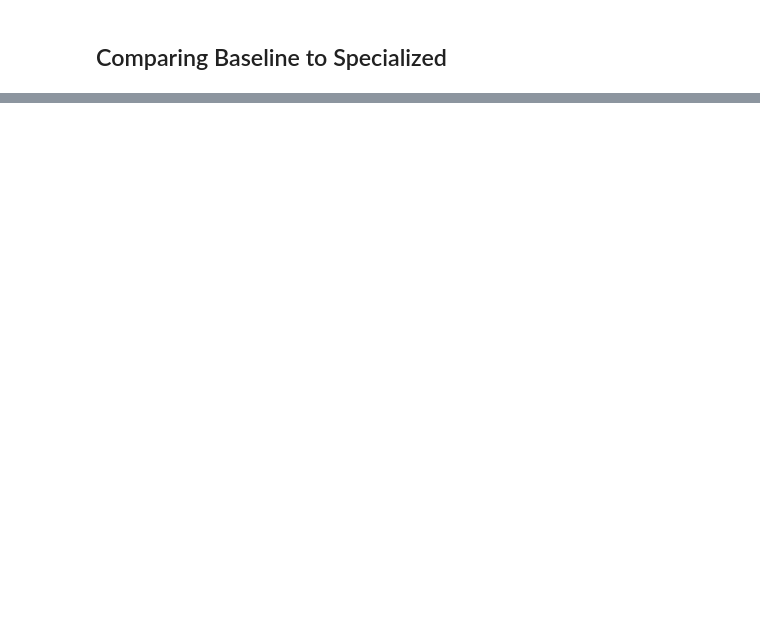
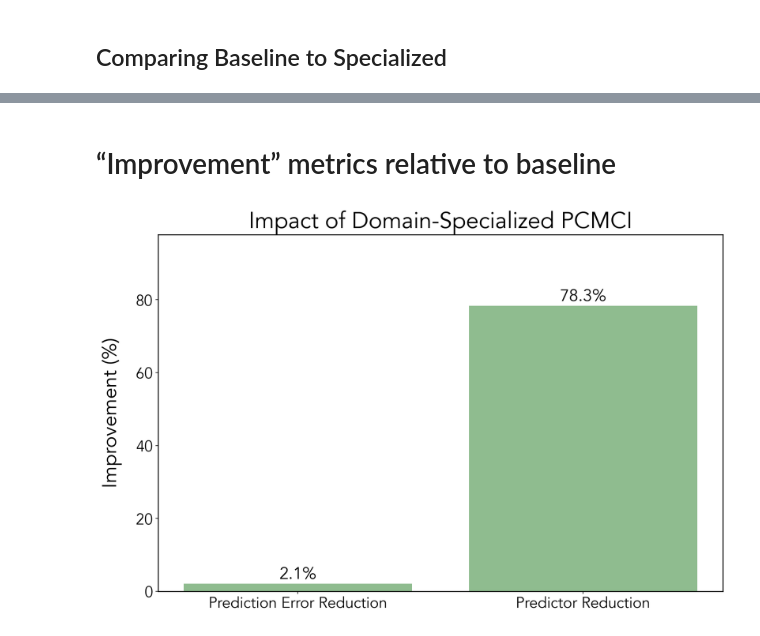
Before and after one commit to lauradiazrodriguez/dsc180_group1, a Jupyter notebook: notebooks/Empirical_Testing.ipynb, the cells around one changed output, grey strips where cells are left out. Drawn from its saved outputs; the diff is of its cells as text; code cells hidden in the pictures; blank space fills up the shorter version.

```diff
--- a/notebooks/Empirical_Testing.ipynb
+++ b/notebooks/Empirical_Testing.ipynb
@@ -715,0 +714,2 @@ SPECIALIZED (Tau=1, Alpha=0.2)
+# %% [markdown]
+# “Improvement” metrics relative to baseline
@@ -715,0 +751,35 @@ SPECIALIZED (Tau=1, Alpha=0.2)
+# %%
+baseline_mse = 0.89524
+specialized_mse = 0.87664
+baseline_num_preds = 17.5
+specialized_num_preds = 3.8
+
+# compute improvements
+mse_reduction = (baseline_mse - specialized_mse) / baseline_mse * 100
+predictor_reduction = (baseline_num_preds - specialized_num_preds) / baseline_num_preds * 100
+
+metrics = ["Prediction Error Reduction", "Predictor Reduction"]
+values = [mse_reduction, predictor_reduction]
+
+fig, ax = plt.subplots(figsize=(12,8))
+
+bars = plt.bar(metrics, values, color="darkseagreen")
+
+# add vertical padding above bars
+ax.set_ylim(0, max(values) * 1.25)
+
+ax.set_ylabel("Improvement (%)", labelpad=18)
+plt.title("Impact of Domain-Specialized PCMCI")
+
+for bar in bars:
+    height = bar.get_height()
+    plt.text(bar.get_x() + bar.get_width()/2,
+             height,
+             f"{height:.1f}%",
+             ha='center',
+             va='bottom')
+
+plt.tight_layout()
+plt.show()
+# %% [output]
+[figure, added]
```
Also changed, not shown: parts of 16 cells of this notebook, 9 other files.
